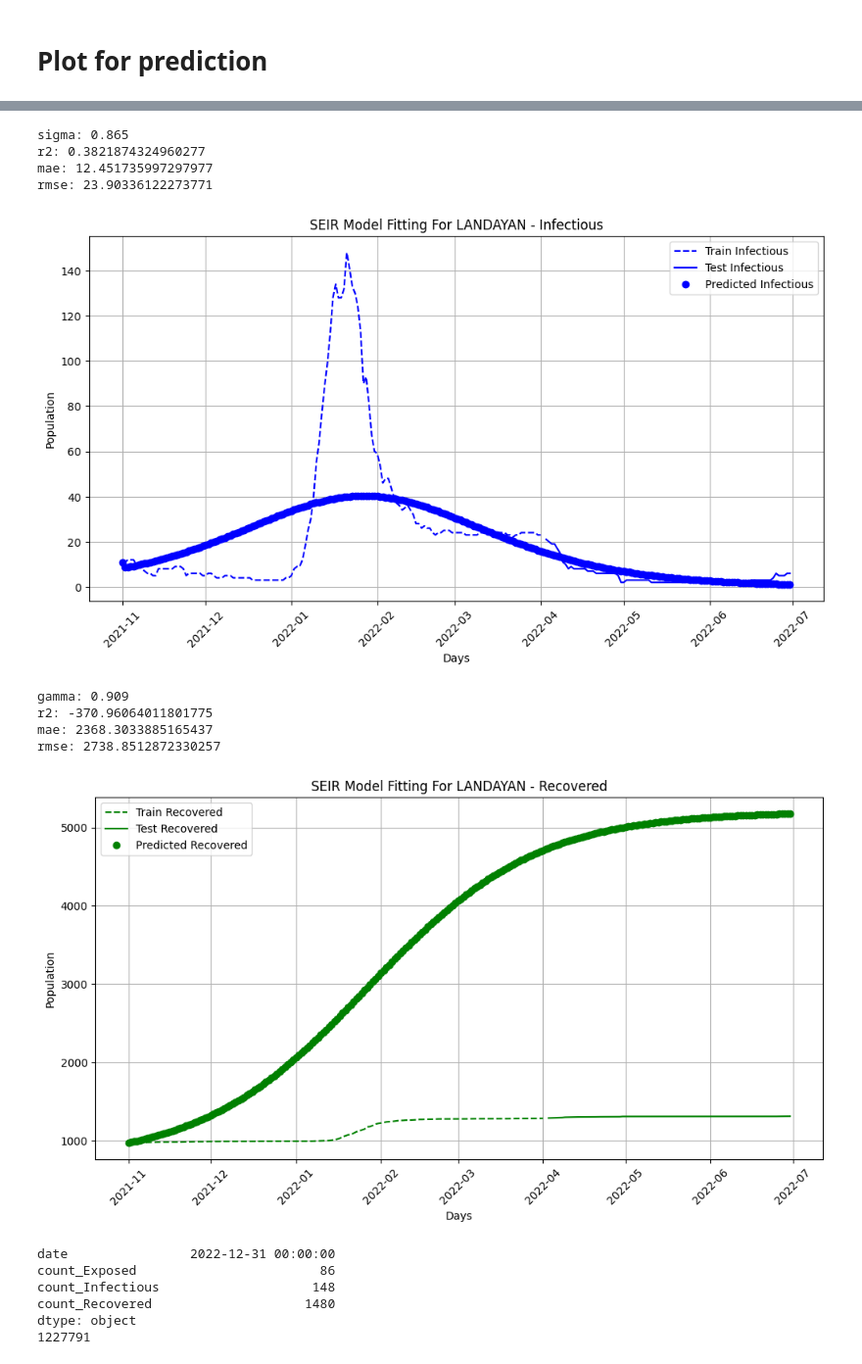
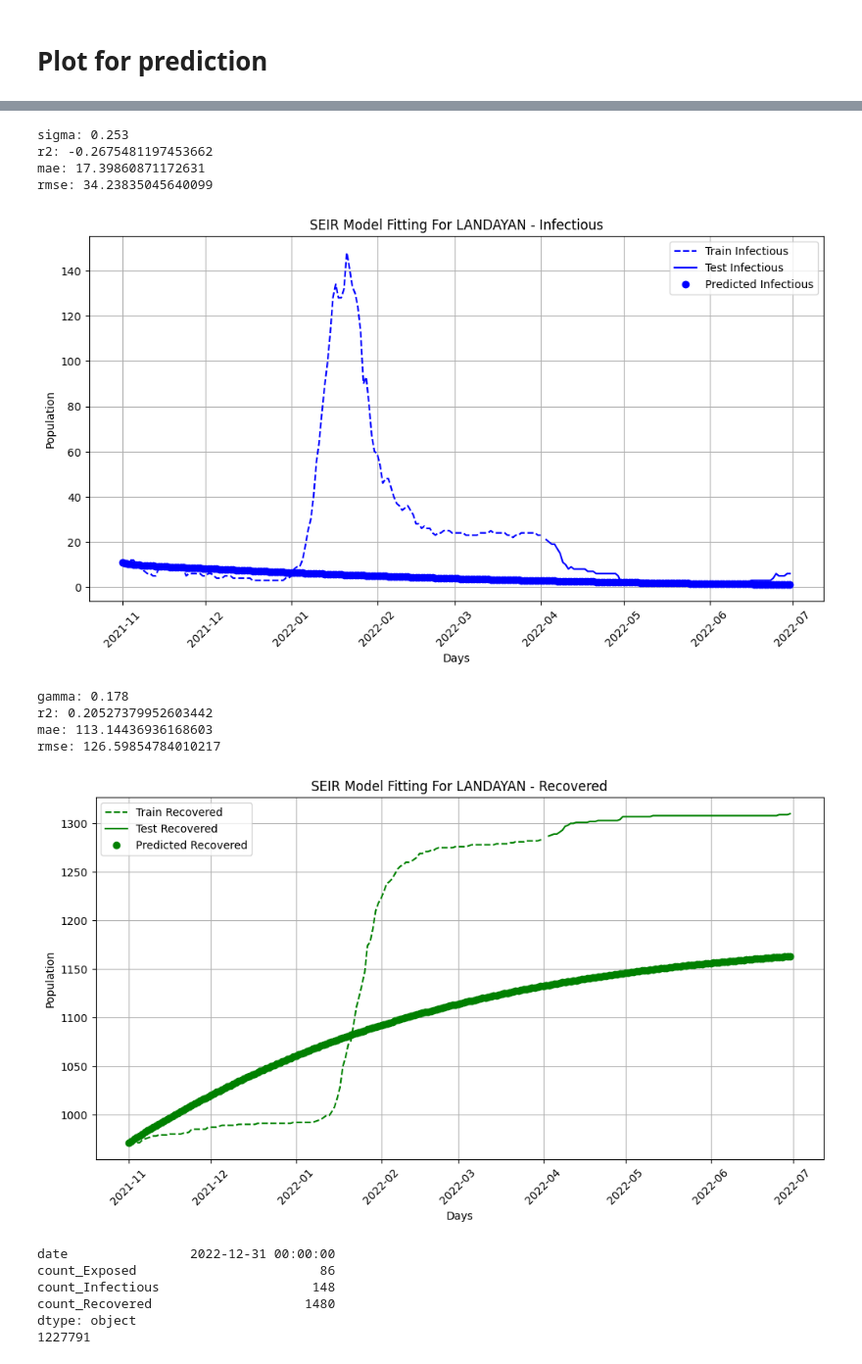
Before and after one commit to j-r-myG/SEIR_Modelling, a Jupyter notebook: sim_anneal_v2.ipynb, the cells around one changed output, grey strips where cells are left out. Shown at 98% size. Drawn from its saved outputs; the diff is of its cells as text; code cells hidden in the pictures.

```diff
--- a/sim_anneal_v2.ipynb
+++ b/sim_anneal_v2.ipynb
@@ -264,19 +264,19 @@ best rmse: 29.990
 # %%
 '''
 Final Temp = 1.0100942081198105
-Best Cost = 0.164
+Best Cost = 0.205
 
 Prameters:
-beta: 1.000
-sigma: 0.865
-gamma:0.909
+beta: 0.389
+sigma: 1.000
+gamma:0.361
 
 Metrics:
-best mae: 18.506
-best rmse: 29.990
+best mae: 4.175
+best rmse: 8.528
 '''
 
-o_beta, o_sigma, o_gamma = 1.000, 0.865, 0.909 # from best params
+o_beta, o_sigma, o_gamma = 0.202, 0.253, 0.178 # from best params
 
 observed_main = df_observed_data.copy()
 observed_test = df_observed_data.copy() # maybe change to test data
@@ -379,13 +379,13 @@ rmse: 18.577626099408054
-sigma: 0.865
-r2: 0.3821874324960277
-mae: 12.451735997297977
-rmse: 23.90336122273771
+sigma: 0.253
+r2: -0.2675481197453662
+mae: 17.39860871172631
+rmse: 34.23835045640099
-[figure, old version]
+[figure, new version]
-gamma: 0.909
-r2: -370.96064011801775
-mae: 2368.3033885165437
-rmse: 2738.8512872330257
+gamma: 0.178
+r2: 0.20527379952603442
+mae: 113.14436936168603
+rmse: 126.59854784010217
-[figure, old version]
+[figure, new version]
 # %%
 rec_max = df_observed_data[df_observed_data['count_Recovered']==df_observed_data['count_Recovered']].max()
 print(rec_max)
```
Also changed, not shown: parts of 2 cells of this notebook, 2 other files.
